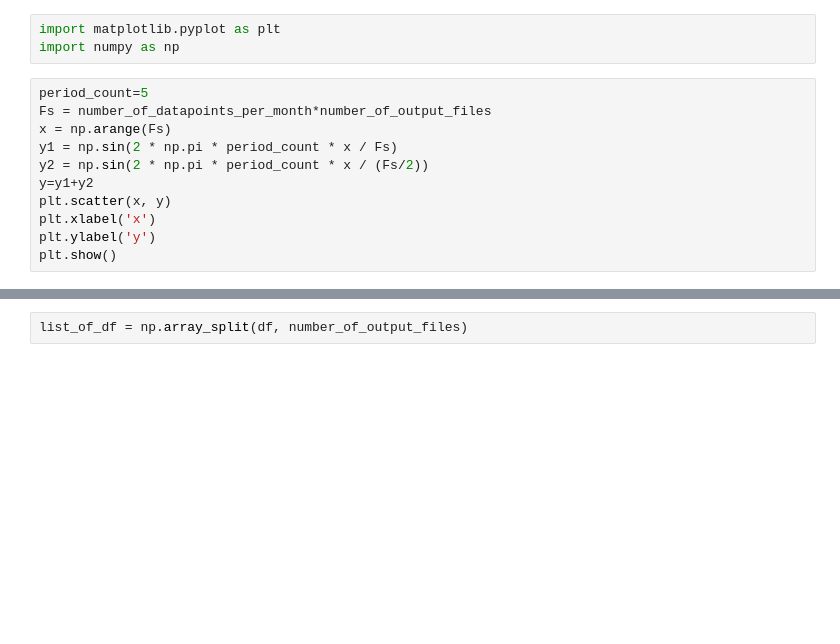
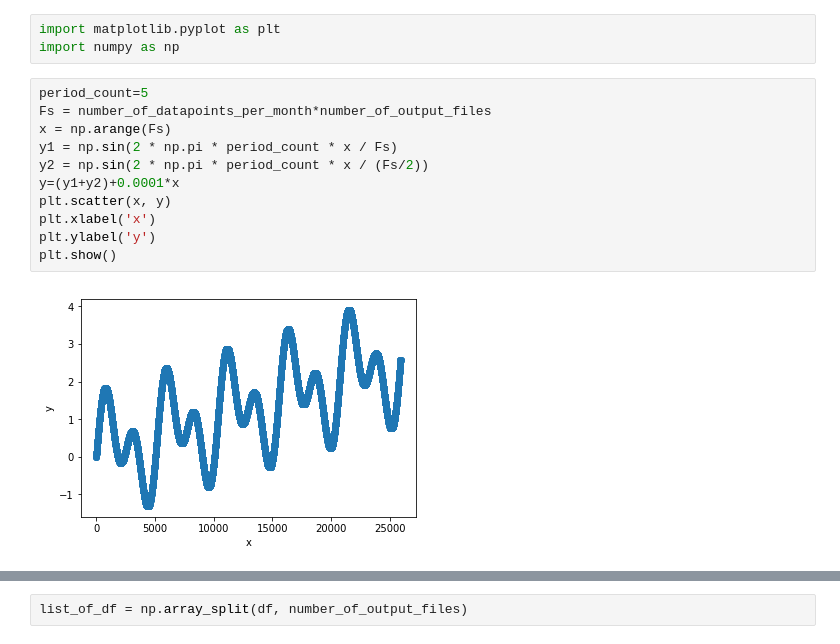
Before and after one commit to umbcdata601/fall2018, a Jupyter notebook: jupyter_notebooks/week4_regression/create_xlsx.ipynb, the cells around one changed output, grey strips where cells are left out. Drawn from its saved outputs; the diff is of its cells as text; blank space fills up the shorter version.

```diff
--- a/jupyter_notebooks/week4_regression/create_xlsx.ipynb
+++ b/jupyter_notebooks/week4_regression/create_xlsx.ipynb
@@ -14,14 +16,16 @@ import numpy as np
 # %%
 period_count=5
 Fs = number_of_datapoints_per_month*number_of_output_files
 x = np.arange(Fs)
 y1 = np.sin(2 * np.pi * period_count * x / Fs)
 y2 = np.sin(2 * np.pi * period_count * x / (Fs/2))
-y=y1+y2
+y=(y1+y2)+0.0001*x
 plt.scatter(x, y)
 plt.xlabel('x')
 plt.ylabel('y')
 plt.show()
+# %% [output]
+[figure, added]
 # %%
 df = pandas.DataFrame(y,x)
 df.columns=['x']
```
Also changed, not shown: parts of 14 cells of this notebook, 3 other files.
